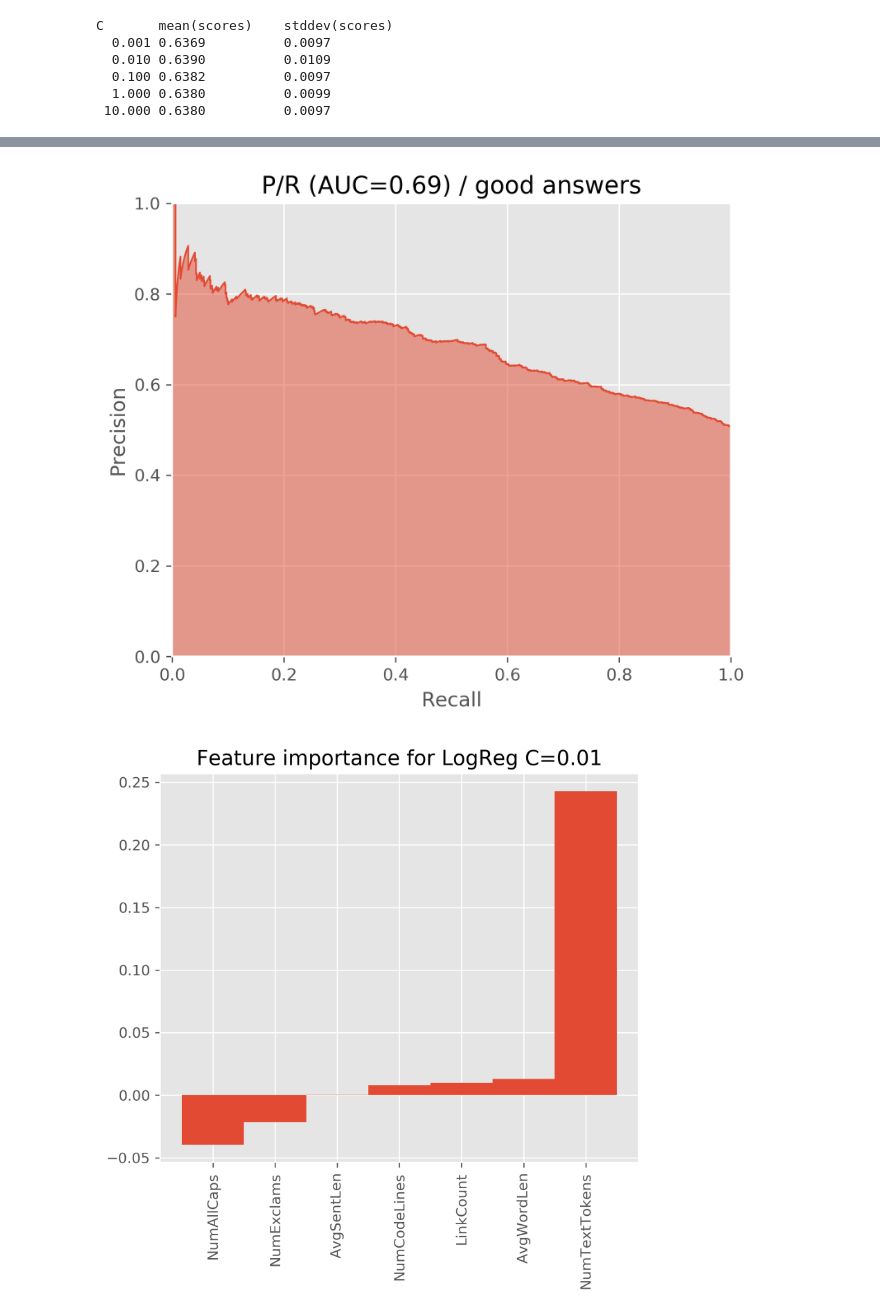
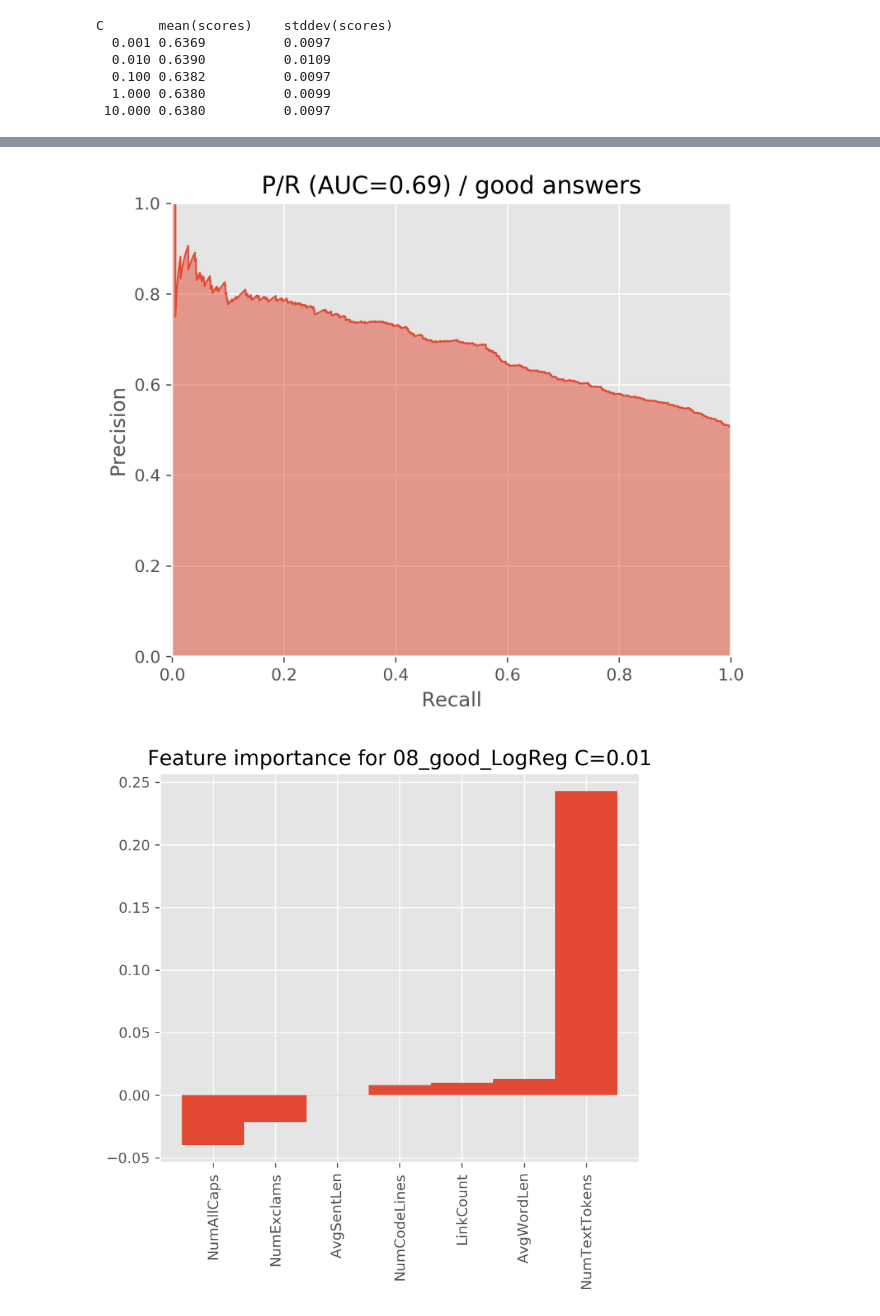
Before and after one commit to luispedro/BuildingMachineLearningSystemsWithPython, a Jupyter notebook: ch04_3rd/chapter_04-2017.ipynb, the cells around one changed output, grey strips where cells are left out. Saved outputs shown, nothing was run; the diff lists cells and outputs as text; code cells hidden in the pictures.

```diff
--- a/ch04_3rd/chapter_04-2017.ipynb
+++ b/ch04_3rd/chapter_04-2017.ipynb
@@ -409,7 +409,7 @@ def load_meta(fn):
 meta = load_meta(fn_sample_meta)
 
 def save_png(name):
-    fn = 'B09124_05_%s.png'%name
+    fn = 'B09124_04_%s.png'%name
     plt.savefig(os.path.join(CHART_DIR, fn), bbox_inches="tight")
 # %% [markdown]
 # Loading the features and labeling them
@@ -611,8 +611,8 @@ def plot_pr(auc_score, name, precision, recall, label=None):
     plt.fill_between(recall, precision, alpha=0.5)
     plt.grid(True)
     plt.plot(recall, precision, lw=1)
-    filename = name.replace(" ", "_")
-    plt.savefig(os.path.join(CHART_DIR, "pr_" + filename + ".png"))
+    filename = name.replace(" ", "_")+'_pr'
+    save_png(filename)
 
 def plot_feat_importance(feature_names, clf, name):
     plt.figure(num=None, figsize=(6, 5), dpi=300)
@@ -632,10 +632,11 @@ def plot_feat_importance(feature_names, clf, name):
     labels = ax.set_xticklabels(f_imp)
     for label in labels:
         label.set_rotation(90)
-    filename = name.replace(" ", "_")
-    plt.savefig(os.path.join(CHART_DIR, "feat_imp_%s.png" % filename), bbox_inches="tight")
+    filename = name.replace(" ", "_")+'feat_imp'
+    save_png(filename)
 
-def measure(clf_class, parameters, name, X, Y, data_size=None, plot=None, feature_names=None):
+def measure(clf_class, parameters, name, X, Y, data_size=None, plot=None,
+            feature_names=None):
     if data_size is not None:
         X = X[:data_size]
         Y = Y[:data_size]
@@ -711,7 +712,7 @@ def measure(clf_class, parameters, name, X, Y, data_size=None, plot=None, featur
         elif hasattr(clf, 'named_steps'):
             for step, s_clf in clf.named_steps.items():
                 if hasattr(s_clf, 'coef_'):
-                    plot_feat_importance(feature_names, s_clf, step+' '+name)
+                    plot_feat_importance(feature_names, s_clf, name)
 
     summary = (name,
                np.mean(scores), np.std(scores),
@@ -915,8 +915,8 @@ X_new, Y_good, Y_poor = shuffle(X_orig, Y_orig_good, Y_orig_poor, random_state=0
 
 name = "LogReg C=%.2f" % C
 
-measure(LogisticRegression, {'penalty': 'l2', 'C': C}, name, X_new, Y_good, plot='good', feature_names=feature_names)
-measure(LogisticRegression, {'penalty': 'l2', 'C': C}, name, X_new, Y_poor, plot='poor', feature_names=feature_names)
+measure(LogisticRegression, {'penalty': 'l2', 'C': C}, '08_good_'+name, X_new, Y_good, plot='good', feature_names=feature_names)
+measure(LogisticRegression, {'penalty': 'l2', 'C': C}, '09_poor_'+name, X_new, Y_poor, plot='poor', feature_names=feature_names)
 # %% [output]
 (0.36020555555555556,
  0.35995000000000005,
@@ -924,9 +924,9 @@ measure(LogisticRegression, {'penalty': 'l2', 'C': C}, name, X_new, Y_poor, plot
   0.64005000000000012,
   0.0078754364958394472,
   0.69289893253822321,
   0.0094043859804863617,
   0.66393142741603506,
   0.0086787340785467529))
 [figure]
-[figure, old version]
+[figure, new version]
 [figure]
```
Also changed, not shown: parts of 6 cells of this notebook.
